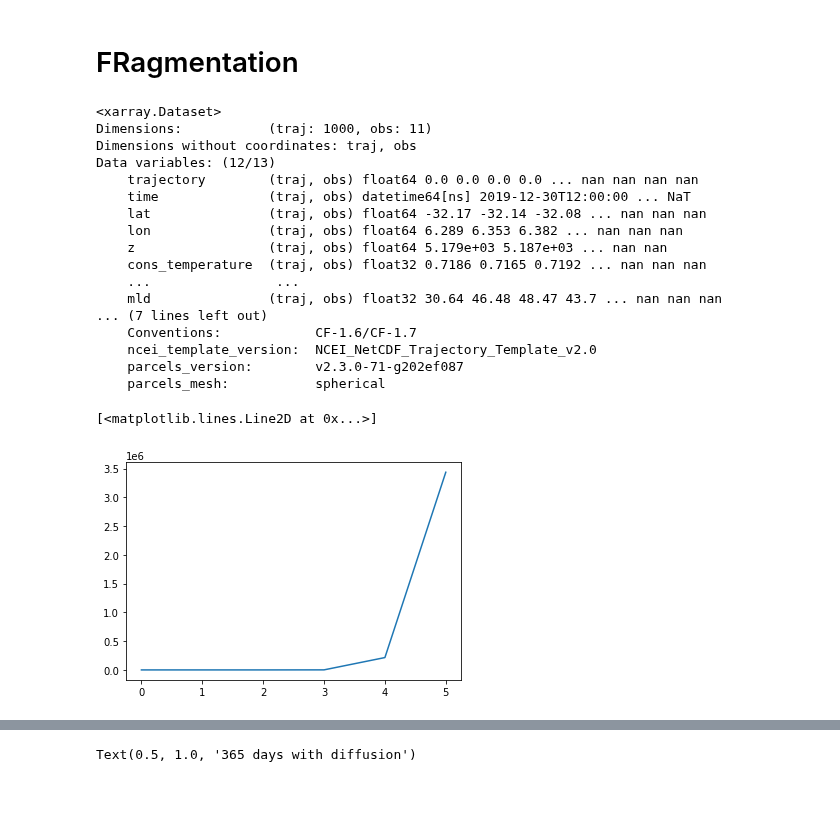
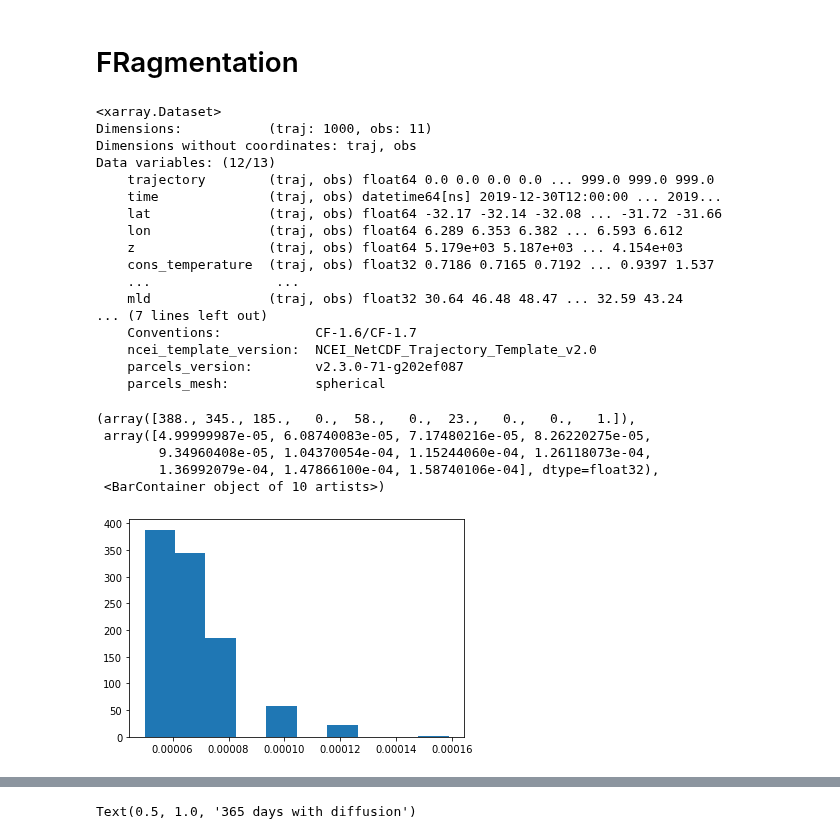
Before and after one commit to OceanParcels/Backtracking_Abyssal_Nanoplastics, a Jupyter notebook: notebooks/diffvsnodiff.ipynb, the cells around one changed output, grey strips where cells are left out. Saved outputs shown, nothing was run; the diff lists cells and outputs as text; code cells hidden in the pictures; blank space fills up the shorter version.

```diff
--- a/notebooks/diffvsnodiff.ipynb
+++ b/notebooks/diffvsnodiff.ipynb
@@ -189,7 +189,7 @@ Text(0.5, 1.0, '365 days with diffusion')
 # %% [markdown]
 # FRagmentation
 # %%
-D = xr.load_dataset('/storage/shared/oceanparcels/output_data/data_Claudio/tests/7RQ4IL.nc')
+D = xr.load_dataset('/storage/shared/oceanparcels/output_data/data_Claudio/tests/6HQMCD.nc')
 # %%
 D
 # %% [output]
@@ -197,21 +197,25 @@ D
 Dimensions:           (traj: 1000, obs: 11)
 Dimensions without coordinates: traj, obs
 Data variables: (12/13)
-    trajectory        (traj, obs) float64 0.0 0.0 0.0 0.0 ... nan nan nan nan
-    time              (traj, obs) datetime64[ns] 2019-12-30T12:00:00 ... NaT
-    lat               (traj, obs) float64 -32.17 -32.14 -32.08 ... nan nan nan
-    lon               (traj, obs) float64 6.289 6.353 6.382 ... nan nan nan
-    z                 (traj, obs) float64 5.179e+03 5.187e+03 ... nan nan
-    cons_temperature  (traj, obs) float32 0.7186 0.7165 0.7192 ... nan nan nan
+    trajectory        (traj, obs) float64 0.0 0.0 0.0 0.0 ... 999.0 999.0 999.0
+    time              (traj, obs) datetime64[ns] 2019-12-30T12:00:00 ... 2019...
+    lat               (traj, obs) float64 -32.17 -32.14 -32.08 ... -31.72 -31.66
+    lon               (traj, obs) float64 6.289 6.353 6.382 ... 6.593 6.612
+    z                 (traj, obs) float64 5.179e+03 5.187e+03 ... 4.154e+03
+    cons_temperature  (traj, obs) float32 0.7186 0.7165 0.7192 ... 0.9397 1.537
     ...                ...
-    mld               (traj, obs) float32 30.64 46.48 48.47 43.7 ... nan nan nan
+    mld               (traj, obs) float32 30.64 46.48 48.47 ... 32.59 43.24
 ... (7 lines left out)
     Conventions:            CF-1.6/CF-1.7
     ncei_template_version:  NCEI_NetCDF_Trajectory_Template_v2.0
     parcels_version:        v2.3.0-71-g202ef087
     parcels_mesh:           spherical
-# %%
-plt.plot(D['radius'][0,:])
-# %% [output]
-[<matplotlib.lines.Line2D at 0x...>]
-[figure, removed]
+# %%
+plt.hist(D['radius'][:, -1])
+# %% [output]
+(array([388., 345., 185.,   0.,  58.,   0.,  23.,   0.,   0.,   1.]),
+ array([4.99999987e-05, 6.08740083e-05, 7.17480216e-05, 8.26220275e-05,
+        9.34960408e-05, 1.04370054e-04, 1.15244060e-04, 1.26118073e-04,
+        1.36992079e-04, 1.47866100e-04, 1.58740106e-04], dtype=float32),
+ <BarContainer object of 10 artists>)
+[figure, added]
```
Also changed, not shown: parts of 17 cells of this notebook, 3 other files.
